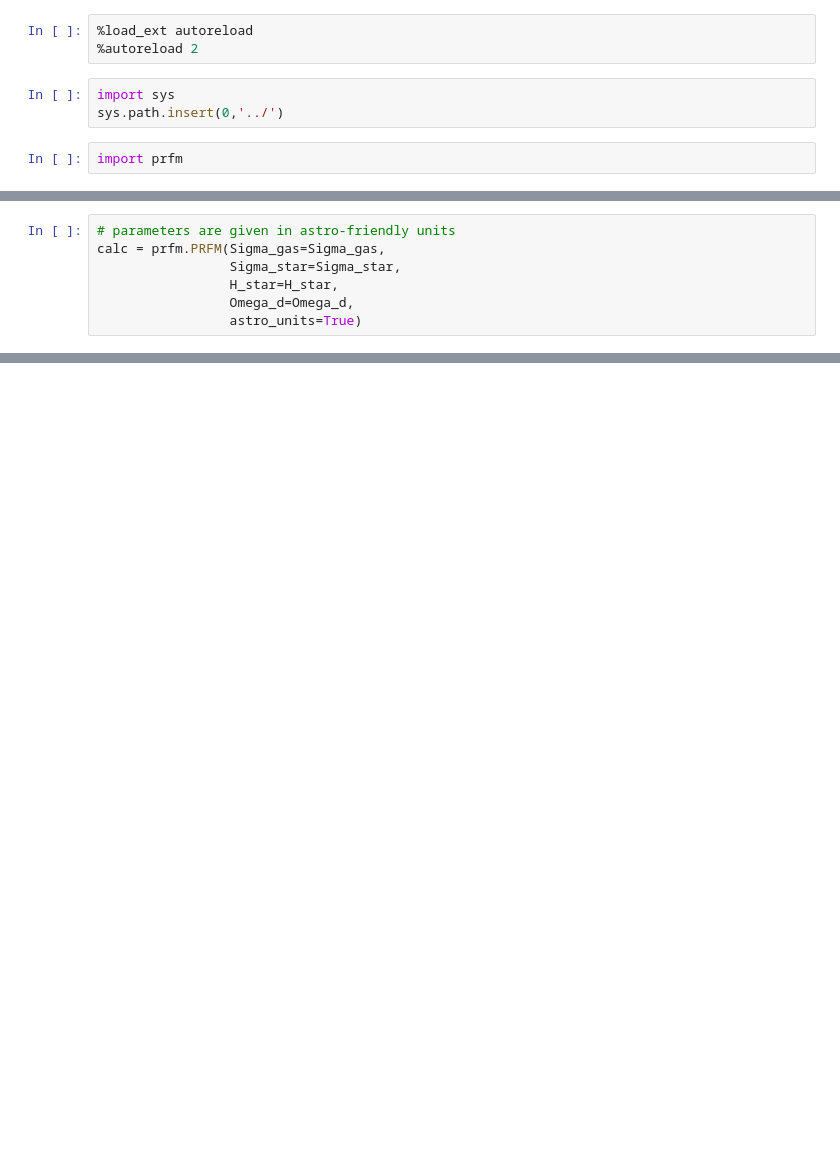
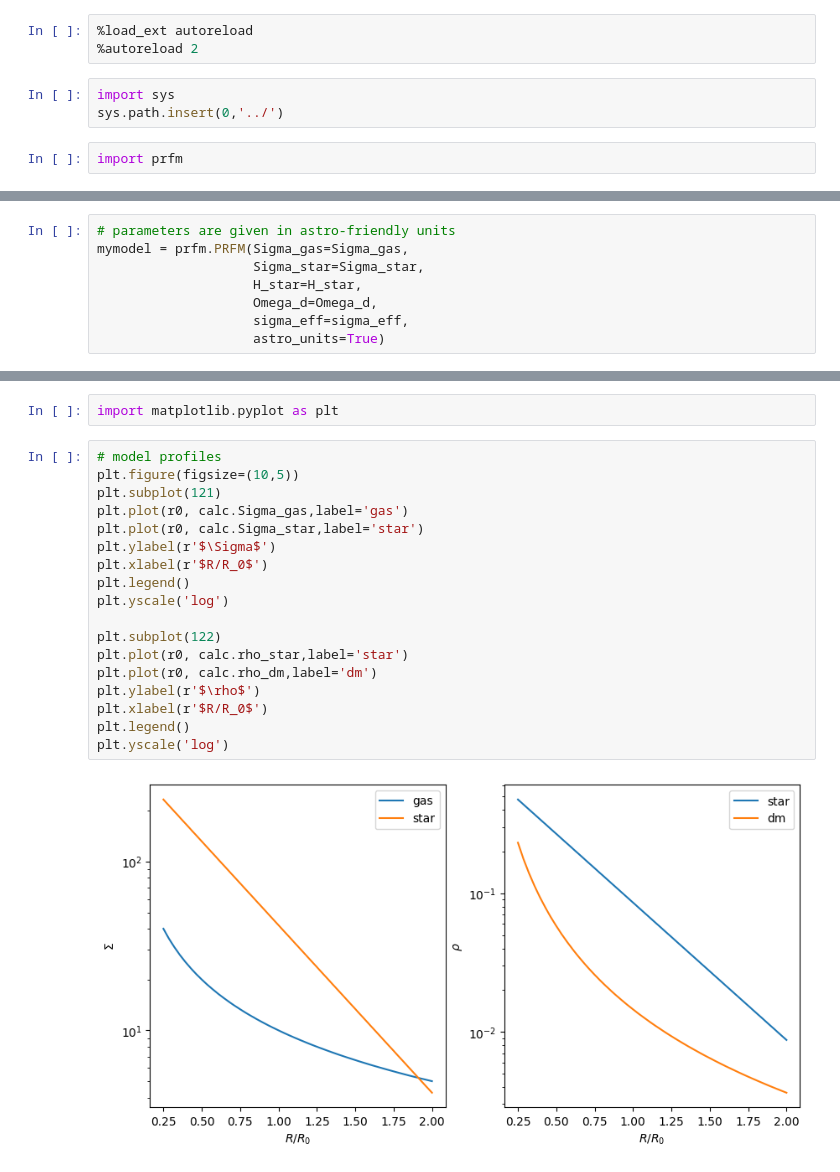
Before and after one commit to changgoo/PRFM, a Jupyter notebook: temporary/test.ipynb, the cells around one changed output, grey strips where cells are left out. Cells and saved outputs as stored; diff of their text form; blank space fills up the shorter version.

Commit message:
Updated PRFM class

```diff
--- a/temporary/test.ipynb
+++ b/temporary/test.ipynb
@@ -14,7 +30,8 @@ H_star = 245
 # %%
 # parameters are given in astro-friendly units
-calc = prfm.PRFM(Sigma_gas=Sigma_gas,
-                 Sigma_star=Sigma_star,
-                 H_star=H_star,
-                 Omega_d=Omega_d,
-                 astro_units=True)
+mymodel = prfm.PRFM(Sigma_gas=Sigma_gas,
+                    Sigma_star=Sigma_star,
+                    H_star=H_star,
+                    Omega_d=Omega_d,
+                    sigma_eff=sigma_eff,
+                    astro_units=True)
@@ -33,0 +48,22 @@ $1.9884099 \times 10^{30} \; \mathrm{kg}$
+# %%
+import matplotlib.pyplot as plt
+# %%
+# model profiles
+plt.figure(figsize=(10,5))
+plt.subplot(121)
+plt.plot(r0, calc.Sigma_gas,label='gas')
+plt.plot(r0, calc.Sigma_star,label='star')
+plt.ylabel(r'$\Sigma$')
+plt.xlabel(r'$R/R_0$')
+plt.legend()
+plt.yscale('log')
+
+plt.subplot(122)
+plt.plot(r0, calc.rho_star,label='star')
+plt.plot(r0, calc.rho_dm,label='dm')
+plt.ylabel(r'$\rho$')
+plt.xlabel(r'$R/R_0$')
+plt.legend()
+plt.yscale('log')
+# %% [output]
+[figure, added]
```
Also changed, not shown: parts of 13 cells of this notebook, 4 other files.
